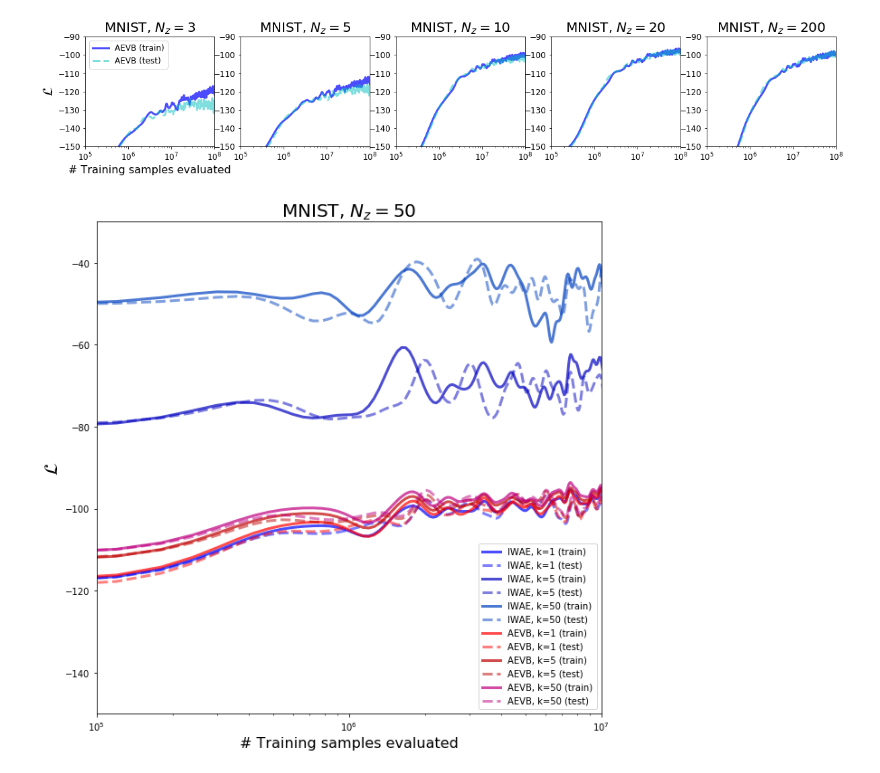
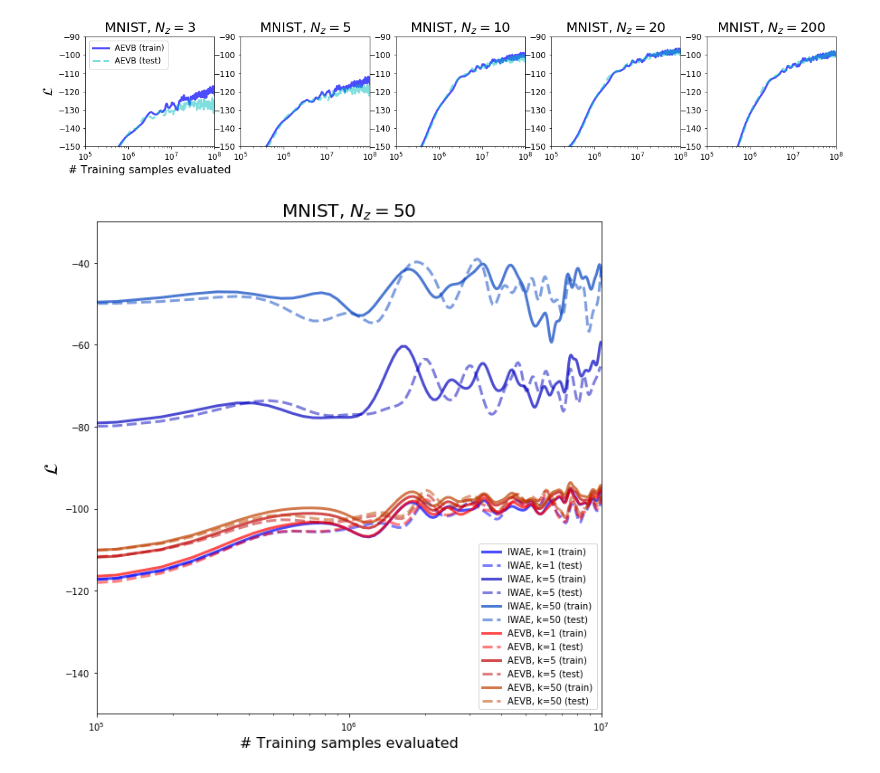
Before and after one commit to rshen36/vae, a Jupyter notebook: viz.ipynb, the cells around one changed output. Cells and saved outputs as stored; diff of their text form; code cells hidden in the pictures.

Commit message:
finalized iwae reproduction training curves; other minor code cleanup

```diff
--- a/viz.ipynb
+++ b/viz.ipynb
@@ -53,8 +53,8 @@ sigma = 3
 fig = plt.figure(figsize=(10,10))
 ax = plt.axes()
 
-df1 = pd.read_csv("./results/init_iwae/bernoulli_iwae_mnist_h200_k1_z50/results.csv")
-df2 = pd.read_csv("./results/init_iwae/bernoulli_iwae_mnist_h200_k5_z50/results.csv")
+df1 = pd.read_csv("./bernoulli_iwae_mnist_k1_z50/results.csv")
+df2 = pd.read_csv("./bernoulli_iwae_mnist_k5_z50/results.csv")
 df3 = pd.read_csv("./bernoulli_iwae_mnist_k50_z50/results.csv")
 df4 = pd.read_csv("./bernoulli_vae_mnist_k1_z50/results.csv")
 df5 = pd.read_csv("./bernoulli_vae_mnist_k5_z50/results.csv")
@@ -87,33 +87,33 @@ df2_smooth_train_line, = ax.plot(df2['Samples'], df2_train_smoothed, linewidth=3
                              label="IWAE, k=5 (train)", alpha=0.7)
 df2_smooth_test_line, = ax.plot(df2['Samples'], df2_test_smoothed, linewidth=3, linestyle='--',
                             color=(0,0,.75), label="IWAE, k=5 (test)", alpha=0.5)
 
 df3_smooth_train_line, = ax.plot(df3['Samples'], df3_train_smoothed, linewidth=3, color=(0,.25,.75),
                              label="IWAE, k=50 (train)", alpha=0.7)
 df3_smooth_test_line, = ax.plot(df3['Samples'], df3_test_smoothed, linewidth=3, linestyle='--',
                             color=(0,.25,.75), label="IWAE, k=50 (test)", alpha=0.5)
 
 df4_smooth_train_line, = ax.plot(df4['Samples'], df4_train_smoothed, linewidth=3, color=(1.,0,0),
                              label="AEVB, k=1 (train)", alpha=0.7)
 df4_smooth_test_line, = ax.plot(df4['Samples'], df4_test_smoothed, linewidth=3, linestyle='--',
                             color=(1.,0,0), label="AEVB, k=1 (test)", alpha=0.5)
 
 df5_smooth_train_line, = ax.plot(df5['Samples'], df5_train_smoothed, linewidth=3, color=(.75,0,0),
                              label="AEVB, k=5 (train)", alpha=0.7)
 df5_smooth_test_line, = ax.plot(df5['Samples'], df5_test_smoothed, linewidth=3, linestyle='--',
                             color=(.75,0,0), label="AEVB, k=5 (test)", alpha=0.5)
 
-df6_smooth_train_line, = ax.plot(df6['Samples'], df6_train_smoothed, linewidth=3, color=(.75,0,.5),
+df6_smooth_train_line, = ax.plot(df6['Samples'], df6_train_smoothed, linewidth=3, color=(.75,0,.25),
                              label="AEVB, k=50 (train)", alpha=0.7)
 df6_smooth_test_line, = ax.plot(df6['Samples'], df6_test_smoothed, linewidth=3, linestyle='--',
-                            color=(.75,0,.5), label="AEVB, k=50 (test)", alpha=0.5)
+                            color=(.75,0,.25), label="AEVB, k=50 (test)", alpha=0.5)
 
 
 ax.set_xlabel('# Training samples evaluated', fontsize=16)
 ax.set_ylabel(r'$\mathcal{L}$', fontsize=20)
 plt.legend(loc="lower right")
 
 plt.title(r"MNIST, $N_z =$" + str(dim), fontsize=20)
 plt.show()
 # %% [output]
-[figure, old version]
+[figure, new version]
```
Also changed, not shown: 2 other files.
